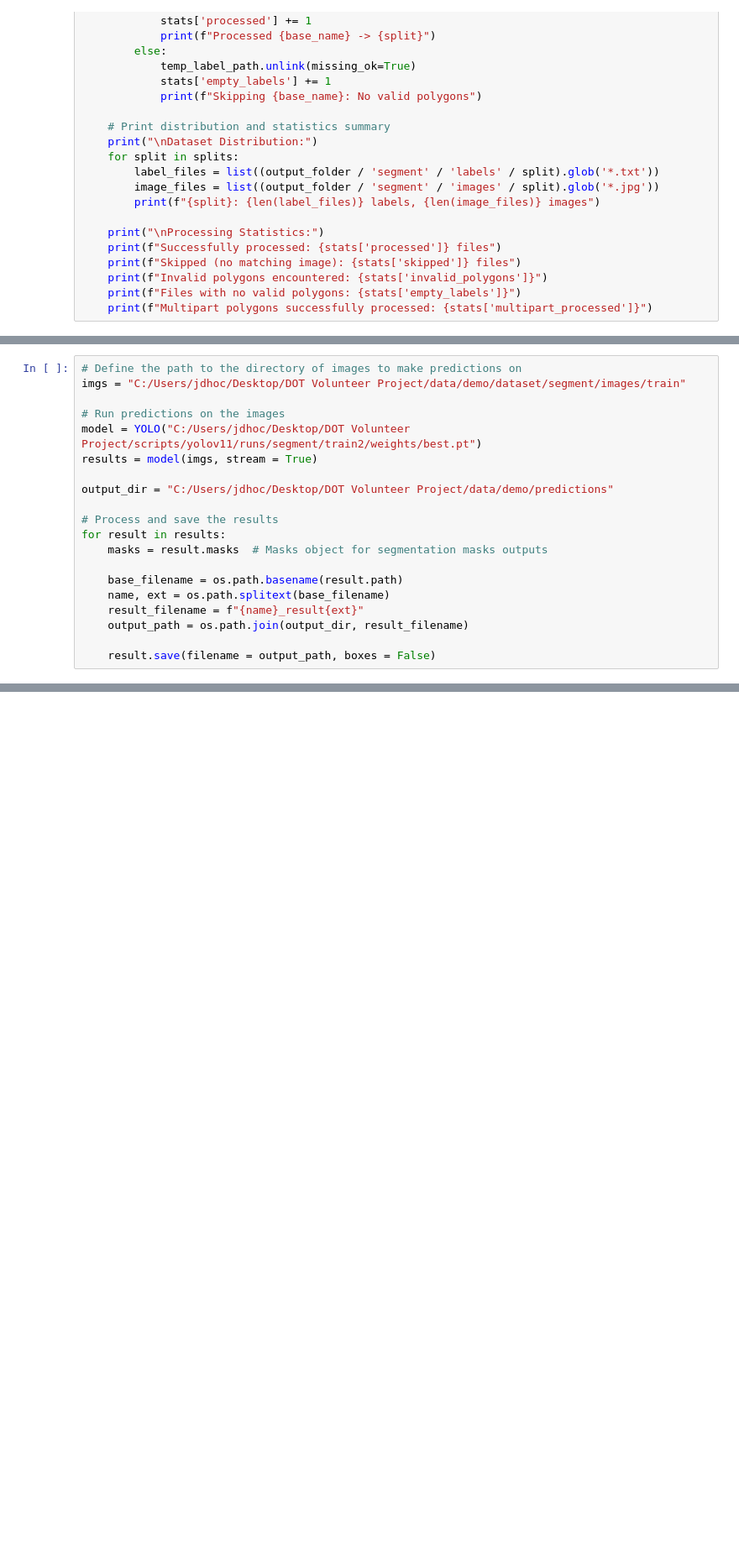
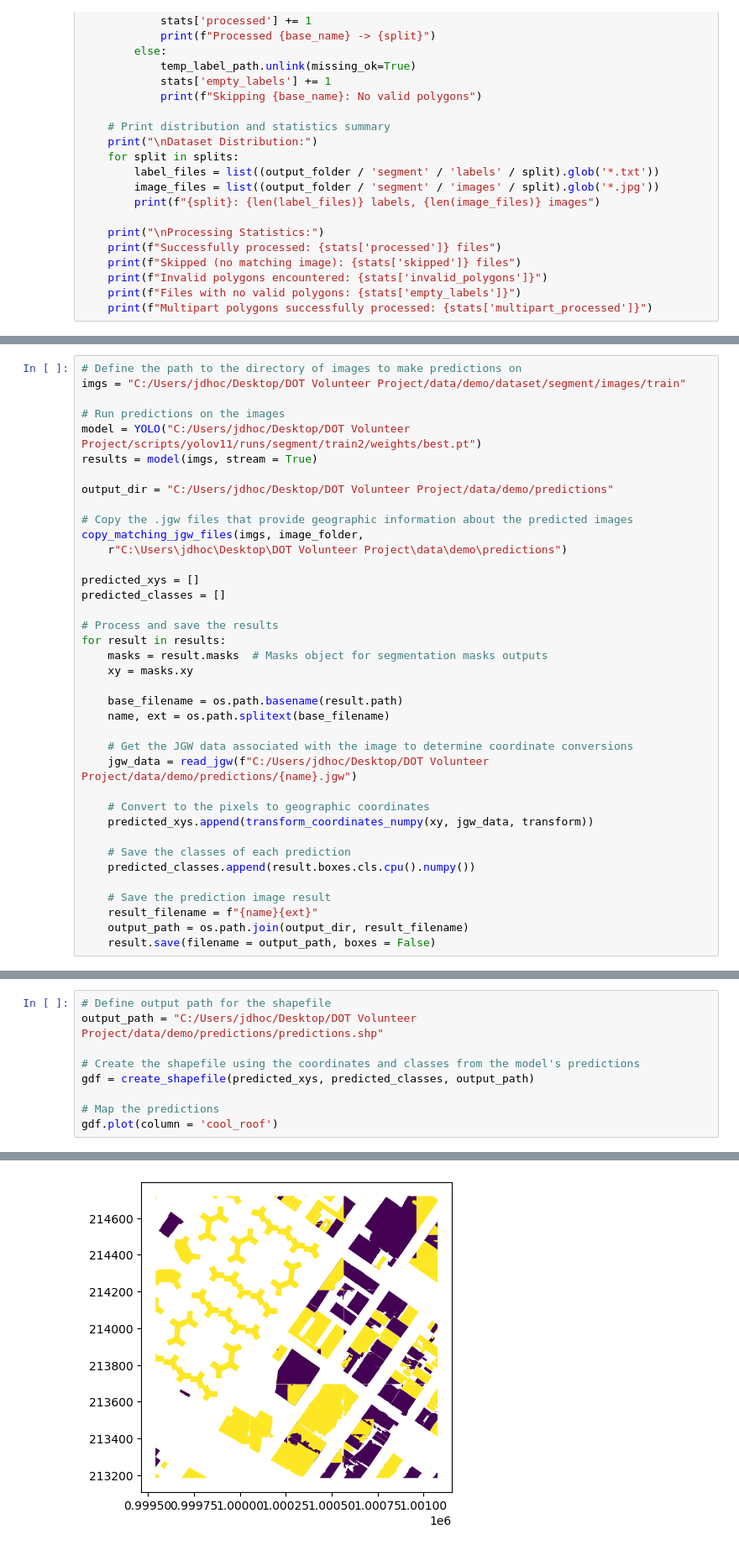
Before and after one commit to johnhocknell/cool_roofs_detection, a Jupyter notebook: demonstration.ipynb, the cells around one changed output, grey strips where cells are left out. Shown at 84% size. Saved outputs shown, nothing was run; the diff lists cells and outputs as text; blank space fills up the shorter version.

```diff
--- a/demonstration.ipynb
+++ b/demonstration.ipynb
@@ -289,13 +420,31 @@ results = model(imgs, stream = True)
 
 output_dir = "C:/Users/jdhoc/Desktop/DOT Volunteer Project/data/demo/predictions"
 
+# Copy the .jgw files that provide geographic information about the predicted images
+copy_matching_jgw_files(imgs, image_folder,
+    r"C:\Users\jdhoc\Desktop\DOT Volunteer Project\data\demo\predictions")
+
+predicted_xys = []
+predicted_classes = []
+
 # Process and save the results
 for result in results:
     masks = result.masks  # Masks object for segmentation masks outputs
+    xy = masks.xy
 
     base_filename = os.path.basename(result.path)
     name, ext = os.path.splitext(base_filename)
-    result_filename = f"{name}_result{ext}"
+
+    # Get the JGW data associated with the image to determine coordinate conversions
+    jgw_data = read_jgw(f"C:/Users/jdhoc/Desktop/DOT Volunteer Project/data/demo/predictions/{name}.jgw")
+
+    # Convert to the pixels to geographic coordinates
+    predicted_xys.append(transform_coordinates_numpy(xy, jgw_data, transform))
+
+    # Save the classes of each prediction
+    predicted_classes.append(result.boxes.cls.cpu().numpy())
+
+    # Save the prediction image result
+    result_filename = f"{name}{ext}"
     output_path = os.path.join(output_dir, result_filename)
-
     result.save(filename = output_path, boxes = False)
@@ -301,0 +516,10 @@ for result in results:
+# %%
+# Define output path for the shapefile
+output_path = "C:/Users/jdhoc/Desktop/DOT Volunteer Project/data/demo/predictions/predictions.shp"
+
+# Create the shapefile using the coordinates and classes from the model's predictions
+gdf = create_shapefile(predicted_xys, predicted_classes, output_path)
+
+# Map the predictions
+gdf.plot(column = 'cool_roof')
+# %% [output]
@@ -301,0 +527 @@ for result in results:
+[figure, added]
```
Also changed, not shown: parts of 12 cells of this notebook, 4 other files.
